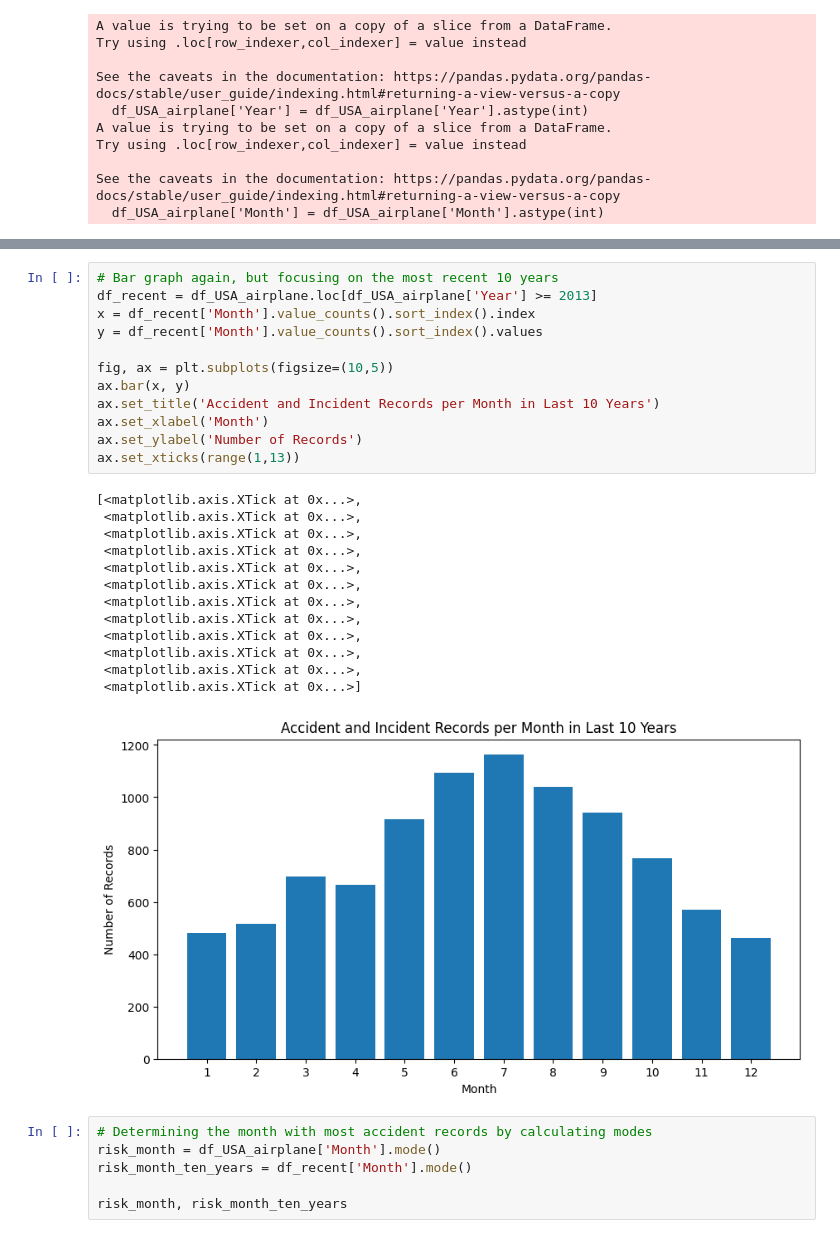
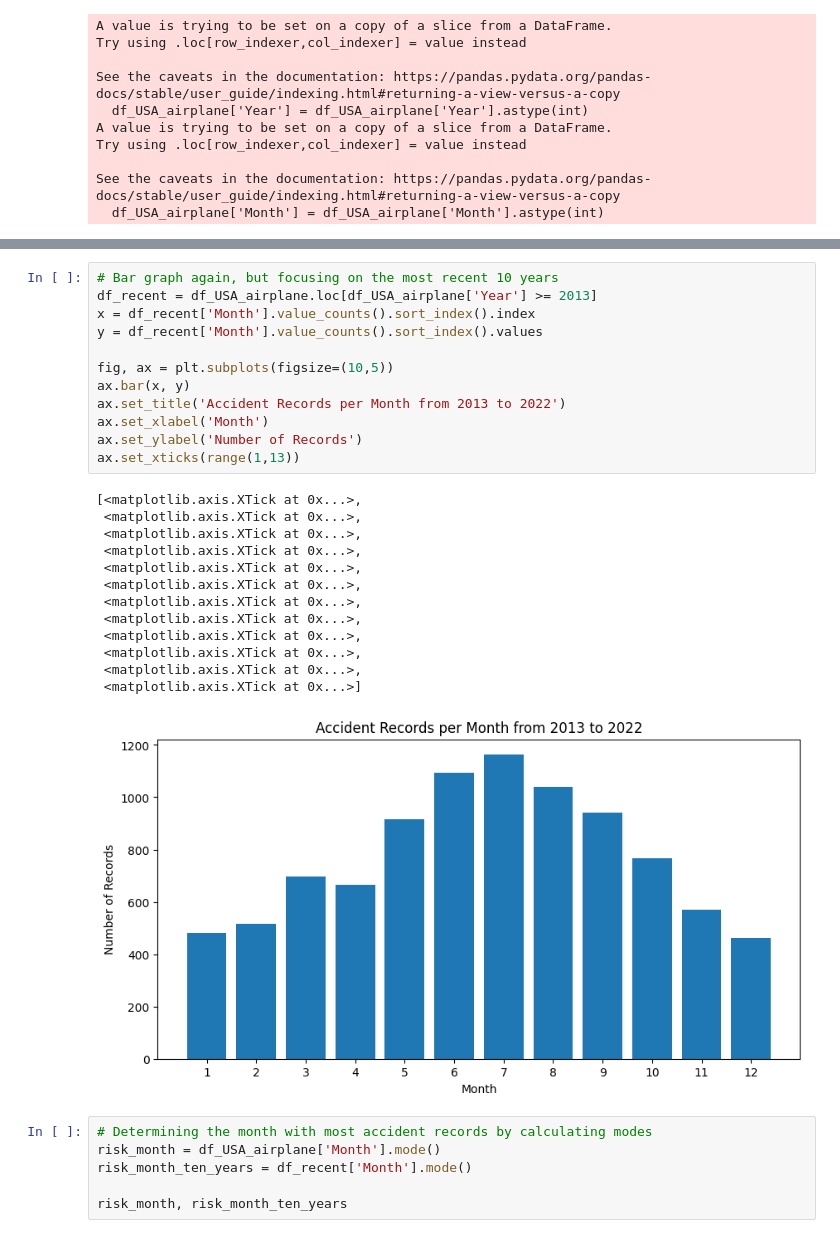
Before and after one commit to smharris312/Aviation_Risk_Project, a Jupyter notebook: Aviation_Risk_Analysis.ipynb, the cells around one changed output, grey strips where cells are left out. Cells and saved outputs as stored; diff of their text form.

```diff
--- a/Aviation_Risk_Analysis.ipynb
+++ b/Aviation_Risk_Analysis.ipynb
@@ -370,29 +370,29 @@ ax.set_xticks(range(1,13))
 # %%
 # Bar graph again, but focusing on the most recent 10 years
 df_recent = df_USA_airplane.loc[df_USA_airplane['Year'] >= 2013]
 x = df_recent['Month'].value_counts().sort_index().index
 y = df_recent['Month'].value_counts().sort_index().values
 
 fig, ax = plt.subplots(figsize=(10,5))
 ax.bar(x, y)
-ax.set_title('Accident and Incident Records per Month in Last 10 Years')
+ax.set_title('Accident Records per Month from 2013 to 2022')
 ax.set_xlabel('Month')
 ax.set_ylabel('Number of Records')
 ax.set_xticks(range(1,13))
 # %% [output]
 [<matplotlib.axis.XTick at 0x...>,
  <matplotlib.axis.XTick at 0x...>,
  <matplotlib.axis.XTick at 0x...>,
  <matplotlib.axis.XTick at 0x...>,
  <matplotlib.axis.XTick at 0x...>,
  <matplotlib.axis.XTick at 0x...>,
  <matplotlib.axis.XTick at 0x...>,
  <matplotlib.axis.XTick at 0x...>,
  <matplotlib.axis.XTick at 0x...>,
  <matplotlib.axis.XTick at 0x...>,
  <matplotlib.axis.XTick at 0x...>,
  <matplotlib.axis.XTick at 0x...>]
-[figure, old version]
+[figure, new version]
 # %%
 # Determining the month with most accident records by calculating modes
 risk_month = df_USA_airplane['Month'].mode()
```
Also changed, not shown: parts of 2 cells of this notebook.
